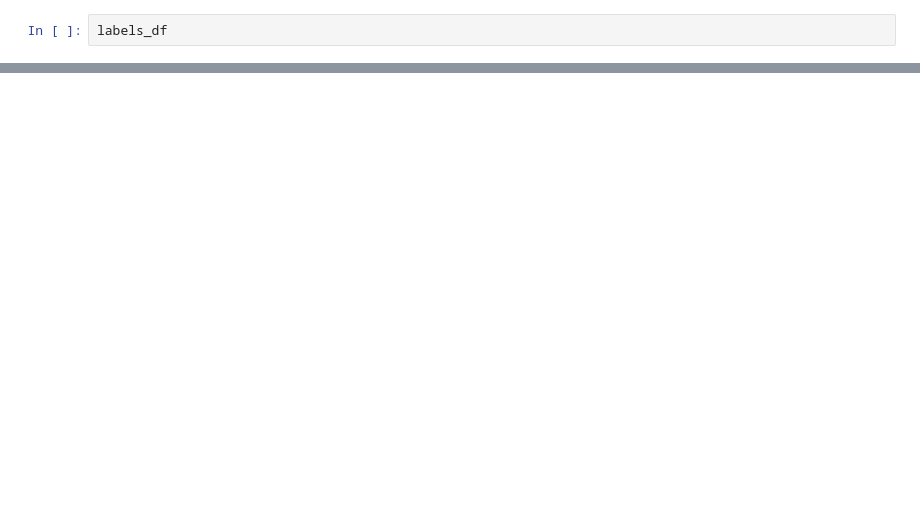
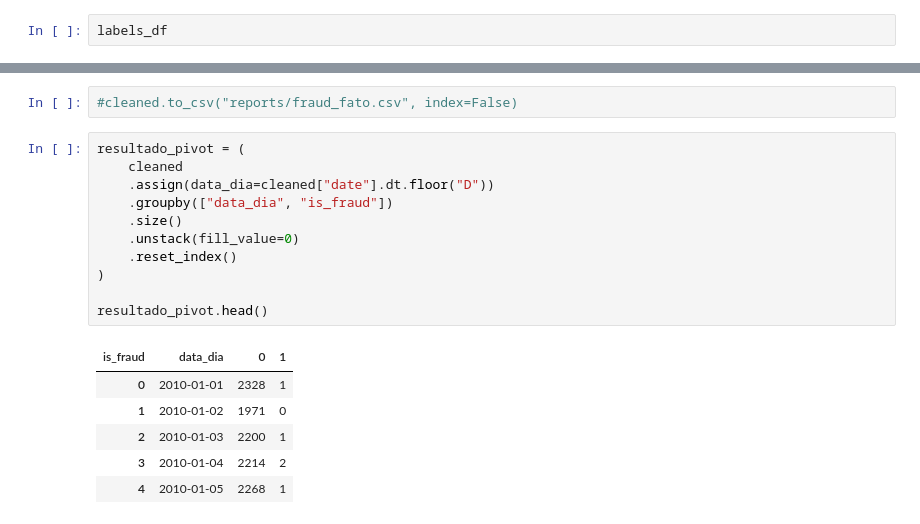
Before and after one commit to moisesmember/financial_transactions_pipeline, a Jupyter notebook: notebooks/data_explorer.ipynb, the cells around one changed output, grey strips where cells are left out. Saved outputs shown, nothing was run; the diff lists cells and outputs as text; blank space fills up the shorter version.

```diff
--- a/notebooks/test.ipynb
+++ b/notebooks/data_explorer.ipynb
@@ -224,0 +307,20 @@ cleaned.shape, cleaned.head()
+# %%
+#cleaned.to_csv("reports/fraud_fato.csv", index=False)
+# %%
+resultado_pivot = (
+    cleaned
+    .assign(data_dia=cleaned["date"].dt.floor("D"))
+    .groupby(["data_dia", "is_fraud"])
+    .size()
+    .unstack(fill_value=0)
+    .reset_index()
+)
+
+resultado_pivot.head()
+# %% [output]
+| is_fraud | data_dia | 0 | 1 |
+| 0 | 2010-01-01 | 2328 | 1 |
+| 1 | 2010-01-02 | 1971 | 0 |
+| 2 | 2010-01-03 | 2200 | 1 |
+| 3 | 2010-01-04 | 2214 | 2 |
+| 4 | 2010-01-05 | 2268 | 1 |
```
Also changed, not shown: parts of 16 cells of this notebook, 31 other files.
